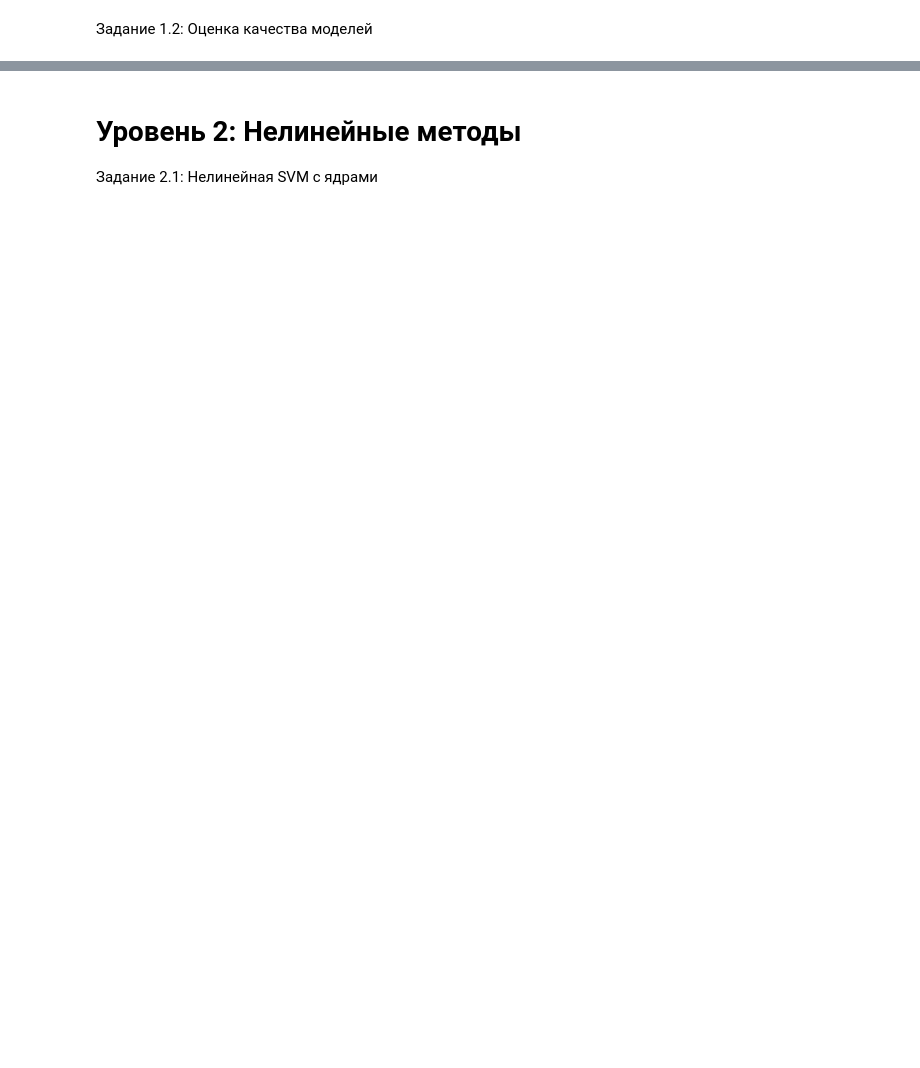
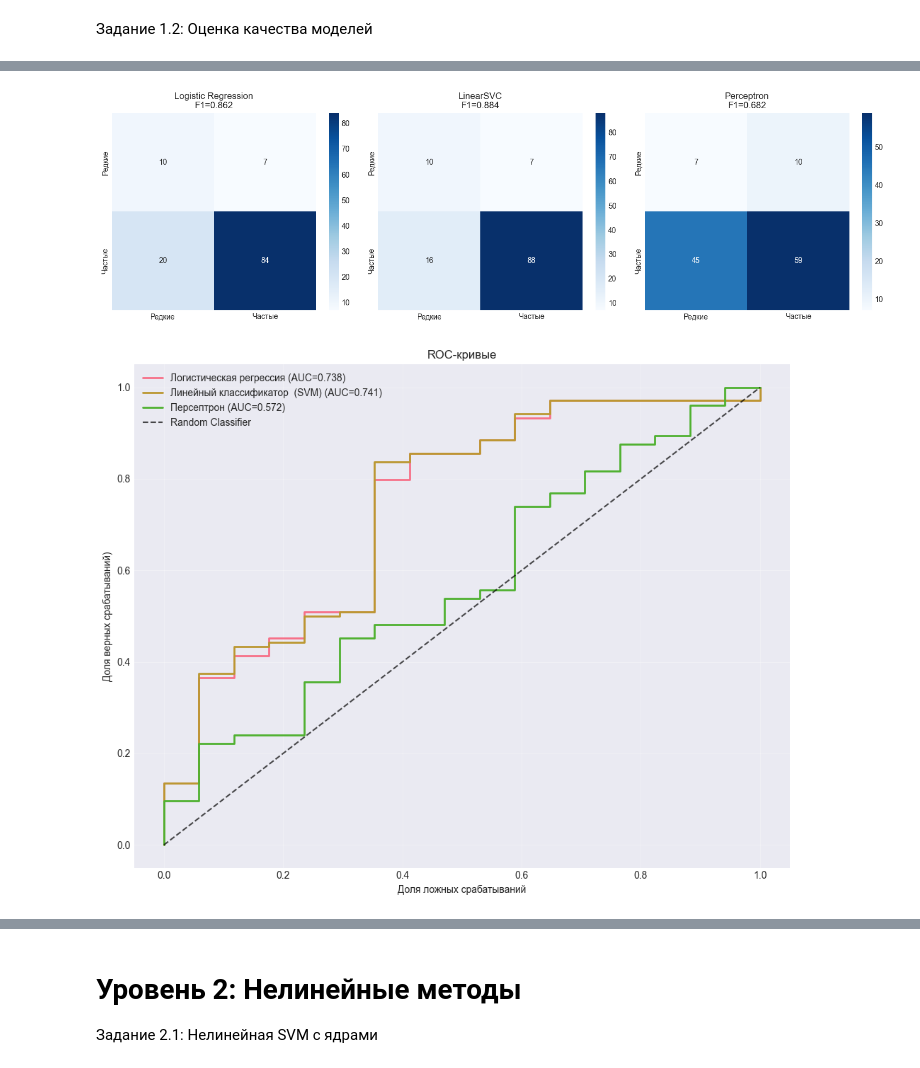
Before and after one commit to Ainur-Makhmutov/MAD-LABs, a Jupyter notebook: 7-8_laba.ipynb, the cells around one changed output, grey strips where cells are left out. Drawn from its saved outputs; the diff is of its cells as text; code cells hidden in the pictures; blank space fills up the shorter version.

```diff
--- a/7-8_laba.ipynb
+++ b/7-8_laba.ipynb
@@ -254,3 +249,62 @@ LogisticRegression       C=inf, penalty=None, class_weight=balanced  0.727273
+# %%
+best_lr = LogisticRegression(C=1.0, penalty='l2', solver='lbfgs', class_weight='balanced', max_iter=1000, random_state=42)
+best_lr.fit(X_train_scaled, y_train)
+best_svc = LinearSVC(C=1.0, loss='squared_hinge', class_weight='balanced', max_iter=5000, dual='auto', random_state=42)
+best_svc.fit(X_train_scaled, y_train)
+best_perc = Perceptron(penalty='l2', alpha=0.001, max_iter=1000, random_state=42)
+best_perc.fit(X_train_scaled, y_train, sample_weight=sample_weights)
+
+# Функция для построения матрицы ошибок
+def plot_confusion_matrix(model, X_test, y_test, title, ax):
+    y_pred = model.predict(X_test)
+    cm = confusion_matrix(y_test, y_pred)
+    sns.heatmap(cm, annot=True, fmt='d', cmap='Blues', ax=ax,
+                xticklabels=['Редкие', 'Частые'],
+                yticklabels=['Редкие', 'Частые'])
+    ax.set_title(f'{title}\nF1={f1_score(y_test, y_pred):.3f}', fontsize=12)
+    return cm.ravel()
+
+# Построение матриц
+fig, axes = plt.subplots(1, 3, figsize=(15, 4.5))
+
+tn_lr, fp_lr, fn_lr, tp_lr = plot_confusion_matrix(best_lr, X_test_scaled, y_test, "Logistic Regression", axes[0])
+tn_svc, fp_svc, fn_svc, tp_svc = plot_confusion_matrix(best_svc, X_test_scaled, y_test, "LinearSVC", axes[1])
+tn_perc, fp_perc, fn_perc, tp_perc = plot_confusion_matrix(best_perc, X_test_scaled, y_test, "Perceptron", axes[2])
+
+plt.tight_layout()
+plt.show()
+
+plt.figure(figsize=(10, 8))
+
+# Logistic Regression
+y_proba_lr = best_lr.predict_proba(X_test_scaled)[:, 1]
+fpr_lr, tpr_lr, _ = roc_curve(y_test, y_proba_lr)
+auc_lr = roc_auc_score(y_test, y_proba_lr)
+plt.plot(fpr_lr, tpr_lr, label=f'Логистическая регрессия (AUC={auc_lr:.3f})', linewidth=2)
+
+# LinearSVC
+y_score_svc = best_svc.decision_function(X_test_scaled)
+fpr_svc, tpr_svc, _ = roc_curve(y_test, y_score_svc)
+auc_svc = roc_auc_score(y_test, y_score_svc)
+plt.plot(fpr_svc, tpr_svc, label=f'Линейный классификатор  (SVM) (AUC={auc_svc:.3f})', linewidth=2)
+
+# Perceptron
+y_score_perc = best_perc.decision_function(X_test_scaled)
+fpr_perc, tpr_perc, _ = roc_curve(y_test, y_score_perc)
+auc_perc = roc_auc_score(y_test, y_score_perc)
+plt.plot(fpr_perc, tpr_perc, label=f'Персептрон (AUC={auc_perc:.3f})', linewidth=2)
+
+plt.plot([0, 1], [0, 1], 'k--', label='Random Classifier', alpha=0.7)
+plt.xlabel('Доля ложных срабатываний')
+plt.ylabel('Доля верных срабатываний)')
+plt.title('ROC-кривые')
+plt.legend()
+plt.grid(alpha=0.3)
+plt.tight_layout()
+plt.show()
+# %% [output]
+[figure, added]
+[figure, added]
 # %% [markdown]
 Задание 1.3: Анализ результатов
 
```
Also changed, not shown: parts of 10 cells of this notebook, 7 other files.
